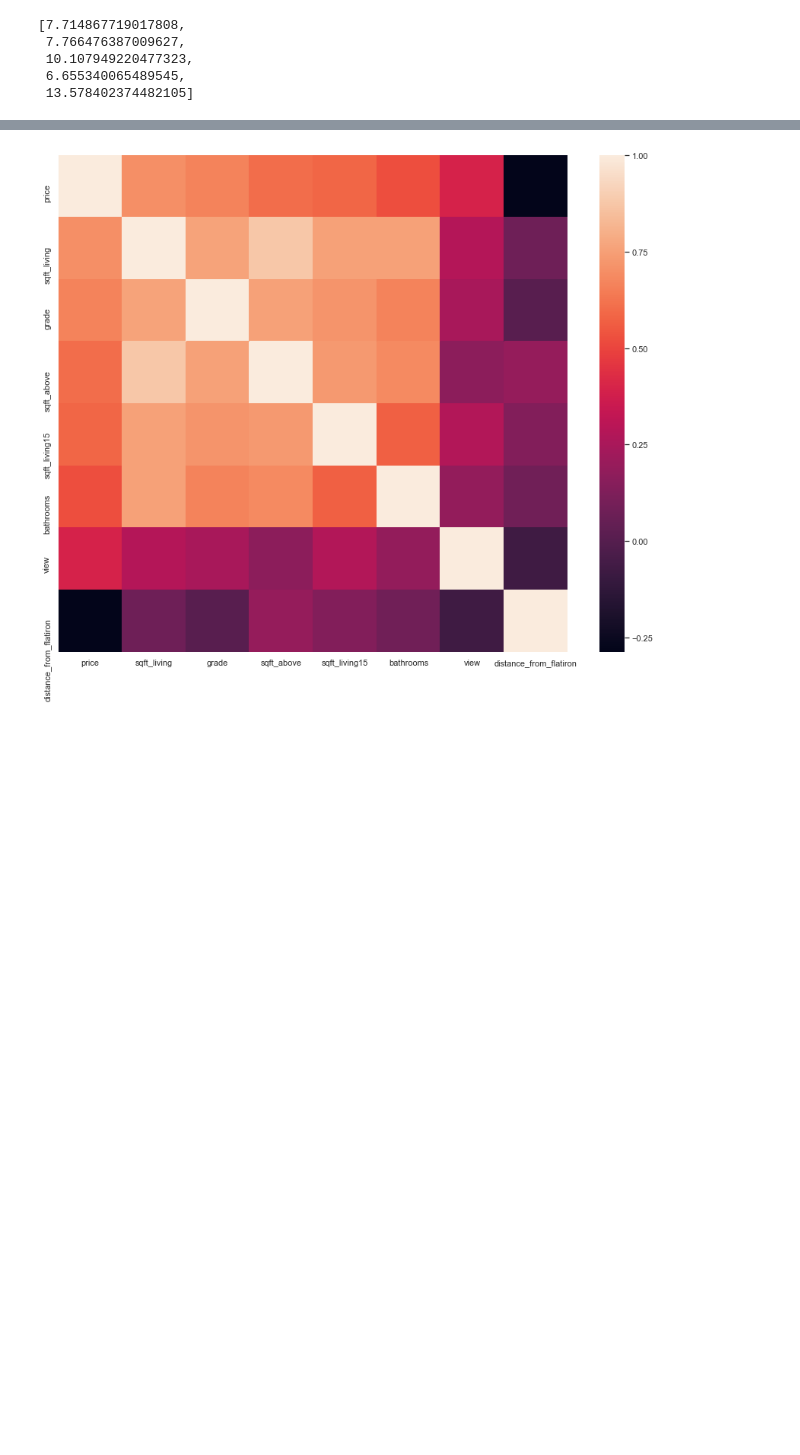
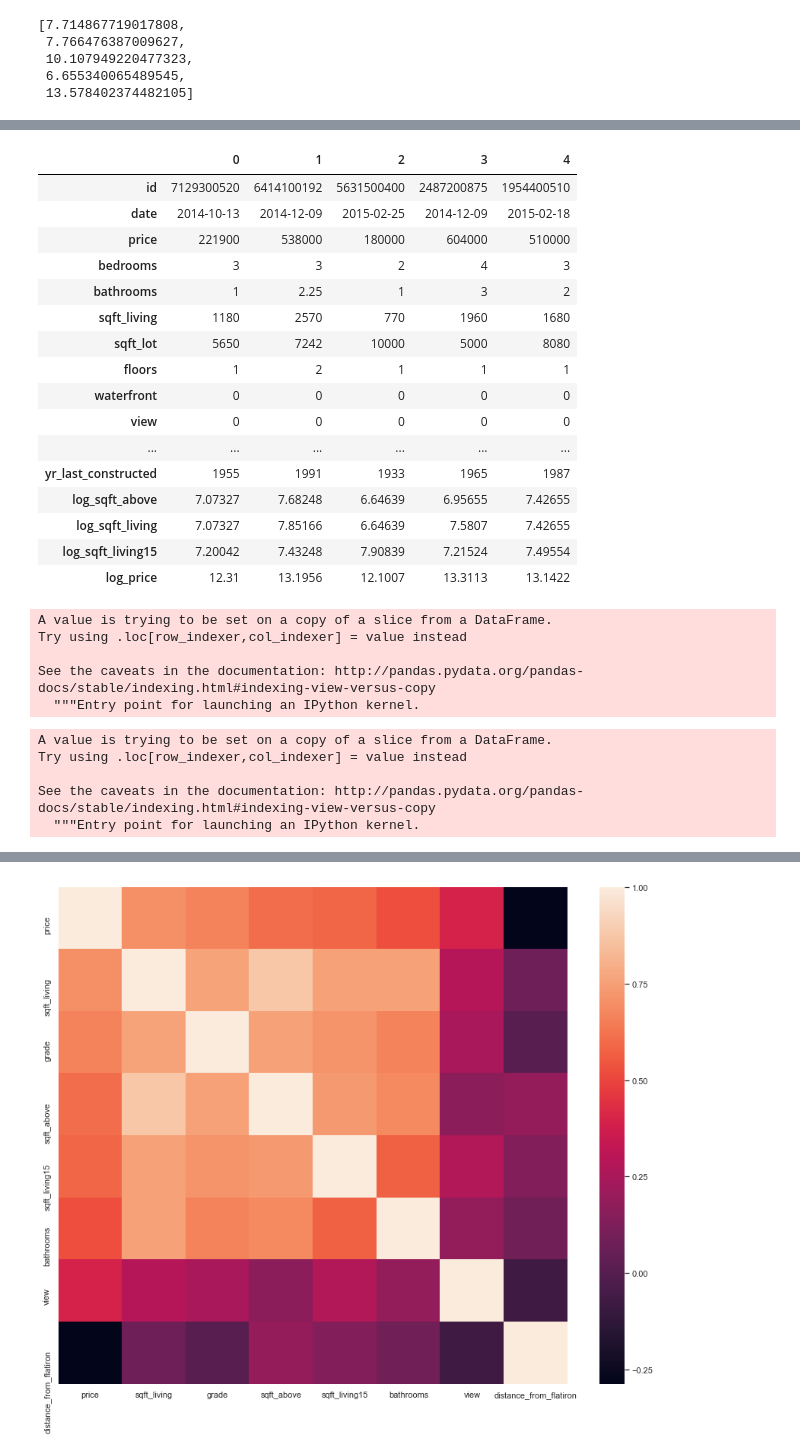
Before and after one commit to A92e/kingcountyWA_home_price_predictor, a Jupyter notebook: kevin_zip_wip.ipynb, the cells around one changed output, grey strips where cells are left out. Cells and saved outputs as stored; diff of their text form; code cells hidden in the pictures; blank space fills up the shorter version.

```diff
--- a/kevin_zip_wip.ipynb
+++ b/kevin_zip_wip.ipynb
@@ -157,0 +205,21 @@ abs(df7.corr()) >.60
+# %%
+dff = pd.read_csv('house_data_cleaned_for_test5.csv')
+dff.head().T
+# %% [output]
+|  | 0 | 1 | 2 | 3 | 4 |
+| id | 7129300520 | 6414100192 | 5631500400 | 2487200875 | 1954400510 |
+| date | 2014-10-13 | 2014-12-09 | 2015-02-25 | 2014-12-09 | 2015-02-18 |
+| price | 221900 | 538000 | 180000 | 604000 | 510000 |
+| bedrooms | 3 | 3 | 2 | 4 | 3 |
+| bathrooms | 1 | 2.25 | 1 | 3 | 2 |
+| sqft_living | 1180 | 2570 | 770 | 1960 | 1680 |
+| sqft_lot | 5650 | 7242 | 10000 | 5000 | 8080 |
+| floors | 1 | 2 | 1 | 1 | 1 |
+| waterfront | 0 | 0 | 0 | 0 | 0 |
+| view | 0 | 0 | 0 | 0 | 0 |
+| ... | ... | ... | ... | ... | ... |
+| yr_last_constructed | 1955 | 1991 | 1933 | 1965 | 1987 |
+| log_sqft_above | 7.07327 | 7.68248 | 6.64639 | 6.95655 | 7.42655 |
+| log_sqft_living | 7.07327 | 7.85166 | 6.64639 | 7.5807 | 7.42655 |
+| log_sqft_living15 | 7.20042 | 7.43248 | 7.90839 | 7.21524 | 7.49554 |
+| log_price | 12.31 | 13.1956 | 12.1007 | 13.3113 | 13.1422 |
@@ -157,0 +229,16 @@ abs(df7.corr()) >.60
+# %%
+df1['distance_from_bellevue'] = pd.Series(bell_distances)
+# %% [output]
+A value is trying to be set on a copy of a slice from a DataFrame.
+Try using .loc[row_indexer,col_indexer] = value instead
+
+See the caveats in the documentation: http://pandas.pydata.org/pandas-docs/stable/indexing.html#indexing-view-versus-copy
+  """Entry point for launching an IPython kernel.
+# %%
+df1['distance_from_epicenter']=df1[['distance_from_bellevue', 'distance_from_flatiron']].min(axis=1)
+# %% [output]
+A value is trying to be set on a copy of a slice from a DataFrame.
+Try using .loc[row_indexer,col_indexer] = value instead
+
+See the caveats in the documentation: http://pandas.pydata.org/pandas-docs/stable/indexing.html#indexing-view-versus-copy
+  """Entry point for launching an IPython kernel.
```
Also changed, not shown: parts of 48 cells of this notebook, 2 other files.
